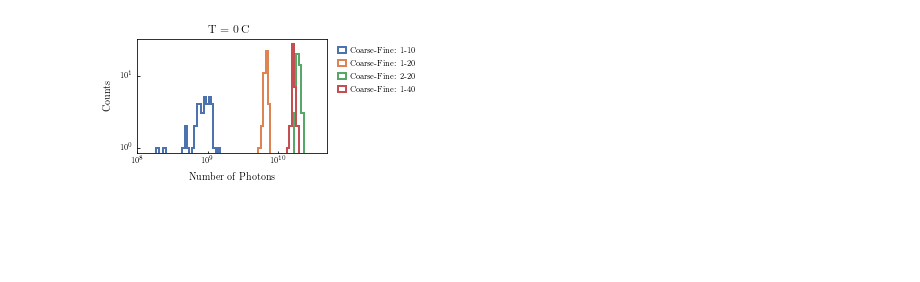
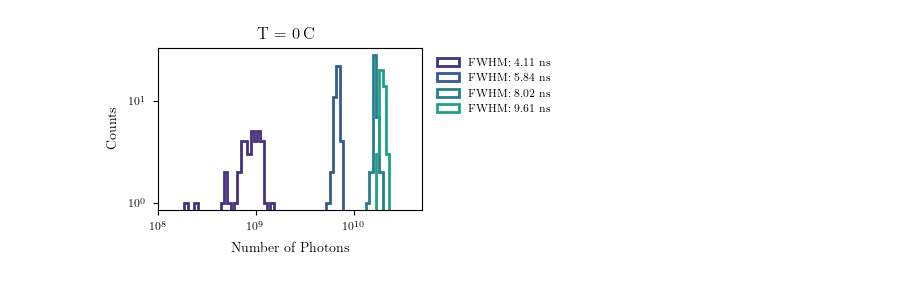
Before and after one commit to LeonhardEidenschink/POCAM_FAT, a Jupyter notebook: make_plots/number_of_photons_plots.ipynb, the cells around one changed output. Drawn from its saved outputs; the diff is of its cells as text; code cells hidden in the pictures; blank space fills up the shorter version.

```diff
--- a/make_plots/number_of_photons_plots.ipynb
+++ b/make_plots/number_of_photons_plots.ipynb
@@ -76,27 +78,33 @@ plt.savefig(f'plots/pdf/number_of_photons_pocam{pocam}.pdf', bbox_inches='tight'
 temperatures = [-40,-30, -20,-10, 0]
 # %%
 #now let's select all the number of emitter photons for a device and for a temperature and see the distribution
-fig, axes = plt.subplots(3,2,figsize=plot_utils.set_size('wide', fraction=1.2, ratio= 0.4, subplots=(3, 2)))
+fig, axes = plt.subplots(3,2,figsize=plot_utils.set_size('wide', fraction=1.2, ratio= 0.4, subplots=(3, 2)), sharey=True)
 for i, ax in enumerate(axes.flat):
     device = devices[i]
     if device == 'LMG450':
         bins = np.linspace(.5,2.5, 20 )
+        ax.set_xlim(0.5,2.5)
     if device == 'LMG405':
         bins = np.linspace(1,2.5, 20 )
+        ax.set_xlim(1,2.5)
     if device == 'LMG520':
         bins = np.linspace(0.2,1.5, 20 )
+        ax.set_xlim(0.2,1.5)
     if device == 'LMG365':
         bins = np.linspace(0.,0.06,20)
+        ax.set_xlim(0,0.06)
     if device == 'KAPU465':
         bins = np.linspace(0.05,0.1,20)
+        ax.set_xlim(0.05,.1)
     if device == 'KAPU405':
         bins = np.linspace(0.01,0.07,20)
+        ax.set_xlim(0.01,0.07)
 
     for T in temperatures:
         if 'LMG' in device:
-            path = f'../output/batch2/pocam_*/hem_*/{device}/photons_54000_{T:.0f}C_2-20.json'
+            path = f'/Users/elenamanao/Documents/Pocam/FAT_data/output/batch2/pocam_*/hem_*/{device}/photons_54000_{T:.0f}C_2-20.json'
         elif "KAPU" in device:
-            path = f'../output/batch2/pocam_*/hem_*/{device}/photons_54000_{T:.0f}C_default.json'
+            path = f'/Users/elenamanao/Documents/Pocam/FAT_data/output/batch2/pocam_*/hem_*/{device}/photons_54000_{T:.0f}C_default.json'
 
         filelist = glob.glob(path)
 
@@ -106,7 +114,7 @@ for i, ax in enumerate(axes.flat):
                 data = json.load(f)
             n_photons_distr.append(data['meas_data'][0]['value'])
 
-        ax.hist(np.array(n_photons_distr)/10**10, bins = bins, histtype = 'step', lw = 2,label = f'T = {T:.0f}$^\circ$C')
+        ax.hist(np.array(n_photons_distr)/10**10, bins = bins, histtype = 'step', lw = 2,label = f'T = ${T:.0f}^\circ$C')
 
         ax.set_ylim(0, 35)
 
@@ -116,12 +124,12 @@ for i, ax in enumerate(axes.flat):
         ax.set_ylabel('Counts')
 
 
-    ax.text(0.75,0.8, f'{device}', transform = ax.transAxes)
+    ax.text(0.74,0.8, f'{device}', transform = ax.transAxes)
 
 handles, labels = axes.flat[0].get_legend_handles_labels()
-fig.legend(handles, labels, loc='upper center', ncol=len(temperatures), bbox_to_anchor=(0.5, 0.93),
+fig.legend(handles, labels, loc='upper center', ncol=len(temperatures), bbox_to_anchor=(0.5, 0.94),
           columnspacing=1.5)
-fig.subplots_adjust(hspace=0.25, wspace=.15)
+fig.subplots_adjust(hspace=0.25, wspace=.12)
 
 plt.savefig(f'plots/png/number_of_photons_distr_all_Temperatures.png')
 # %% [output]
@@ -139,9 +147,9 @@ for i, ax in enumerate(axes.flat):
     for T in temperatures:
         photons_temp = []
         if "LMG" in device:
-            path = f'../output/batch2/pocam_*/hem_*/{device}/photons_54000_{T:.0f}C_2-20.json'
+            path = f'/Users/elenamanao/Documents/Pocam/FAT_data/output/batch2/pocam_*/hem_*/{device}/photons_54000_{T:.0f}C_2-20.json'
         elif "KAPU" in device:
-            path = f'../output/batch2/pocam_*/hem_*/{device}/photons_54000_{T:.0f}C_default.json'
+            path = f'/Users/elenamanao/Documents/Pocam/FAT_data/output/batch2/pocam_*/hem_*/{device}/photons_54000_{T:.0f}C_default.json'
 
         filelist = glob.glob(path)
 
@@ -172,18 +180,29 @@ plt.savefig(f'plots/png/median_numebr_of_photons_vs_T.png')
 # %%
 #check differences with coease/fine settings
 # %%
-coarse_fine = ['1-10', '1-20', '2-20', '1-40']
+coarse_fine = ['1-10', '1-20', '1-40','2-20',]
 # %%
 T = 0
 # %%
 number_of_photons_c_f = {}
+FWHM_avg = {}
 for c_f in coarse_fine:
     nf = []
-    filepath = f'../output/batch2/pocam_*/hem_*/LMG405/photons_54000_{T}C_{c_f}.json'
+    FWHM = []
+    filepath = f'/Users/elenamanao/Documents/Pocam/FAT_data/output/batch2/pocam_*/hem_*/LMG405/photons_54000_{T}C_{c_f}.json'
     files = glob.glob(filepath)
     for file in files:
         with open(file, 'r') as f:
             data = json.load(f)
         nf.append(data['meas_data'][0]['value'])
 
+    filepath_tdc = f'/Users/elenamanao/Documents/Pocam/FAT_data/output/batch2/pocam_*/hem_*/LMG405/tdc_54000_{T}C_{c_f}.json'
+    files = glob.glob(filepath_tdc)
+    for file in files:
+        with open(file, 'r') as f:
+            data = json.load(f)
+        FWHM.append( data['meas_data'][1]['value'])
+
+
     number_of_photons_c_f[c_f] = nf
+    FWHM_avg[c_f] = np.mean(FWHM)
@@ -190,17 +220,17 @@ for c_f in coarse_fine:
 # %%
 fig, ax = plt.subplots(1,1,figsize=plot_utils.set_size('colums', fraction=1, subplots=(1, 1)))
 
 for c_f in coarse_fine:
     bins = np.logspace(8,10.5, 75)
-    ax.hist(np.array(number_of_photons_c_f[c_f]),bins = bins, histtype = 'step', lw = 2,label = f'Coarse-Fine: {c_f}')
+    ax.hist(np.array(number_of_photons_c_f[c_f]),bins = bins, histtype = 'step', lw = 2,label = f'FWHM: {FWHM_avg[c_f]:.2f} ns')
 
 ax.set_xscale('log')
 ax.set_yscale('log')
 ax.legend(ncol = 1, bbox_to_anchor = (1.02,1))
 fig.suptitle(f'T = {T}\,C')
 ax.set_xlabel('Number of Photons')
 ax.set_ylabel('Counts')
 ax.set_xlim(0.01*10**10, 5*10**10)
 plt.savefig(f'plots/png/number_of_photons_coarse-fine_T{T}C.png')
 # %% [output]
-[figure, old version]
+[figure, new version]
```
Also changed, not shown: parts of 8 cells of this notebook, 2 other files.
